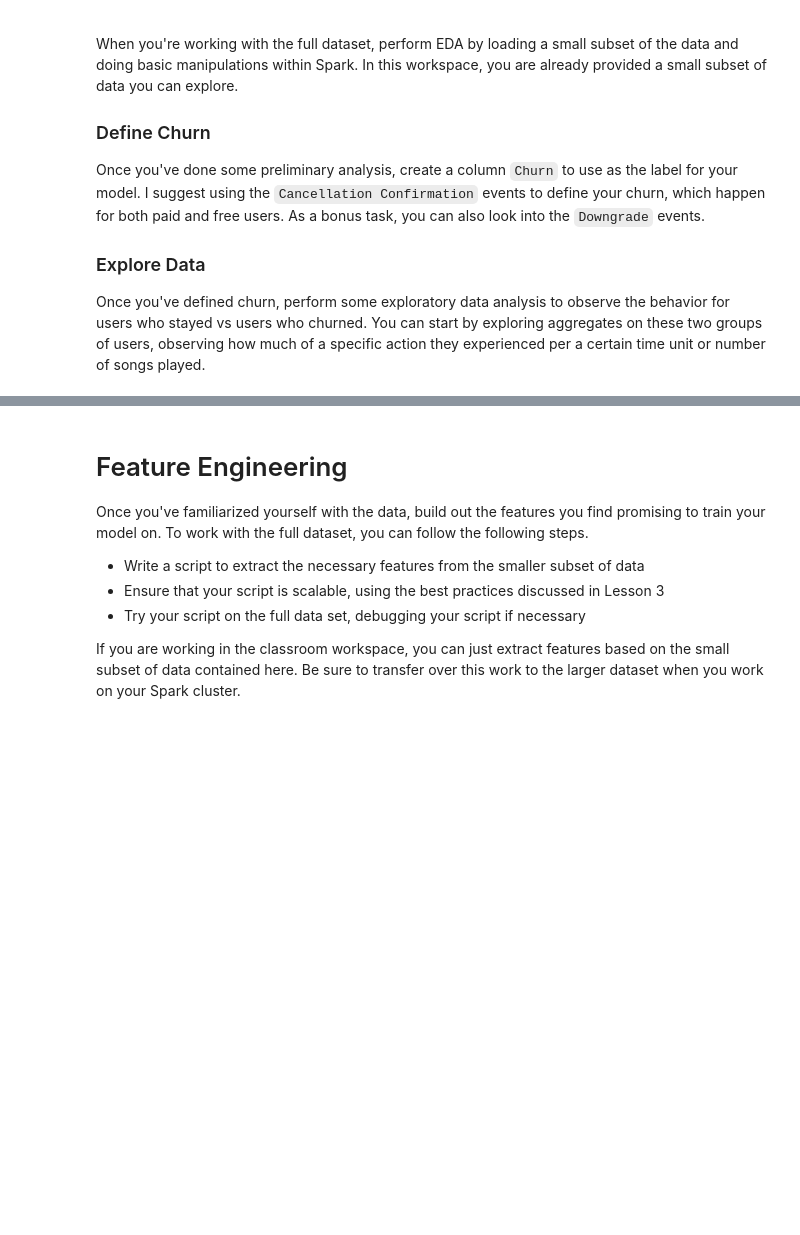
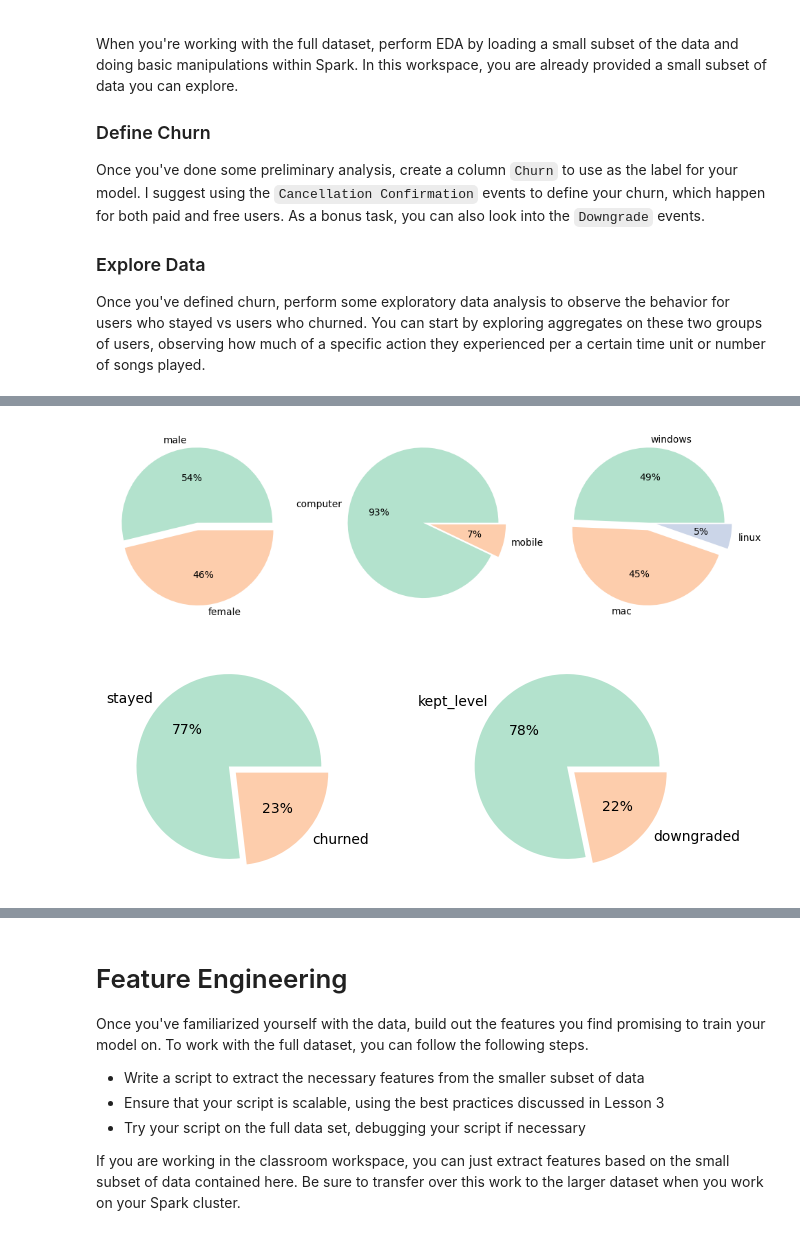
Before and after one commit to audidatacamp370/p4_capstone_spakify, a Jupyter notebook: Sparkify.ipynb, the cells around one changed output, grey strips where cells are left out. Saved outputs shown, nothing was run; the diff lists cells and outputs as text; code cells hidden in the pictures; blank space fills up the shorter version.

```diff
--- a/Sparkify.ipynb
+++ b/Sparkify.ipynb
@@ -235,0 +269,3 @@ Once you've defined churn, perform some exploratory data analysis to observe the
+# %%
+df_user=user_table.toPandas().set_index('user_id')
+df_user.head()
@@ -235,0 +280,14 @@ Once you've defined churn, perform some exploratory data analysis to observe the
+# %%
+colors=sns.color_palette('Pastel2')
+
+fig, axs = plt.subplots(1, 3, figsize=[12,5])
+axs[0].pie(df_user.gender.value_counts(), labels=['male', 'female'],explode=(0,0.1),autopct='%.0f%%', colors=colors );
+axs[1].pie(df_user.device.value_counts(), labels=df_user.device.value_counts().index.tolist(),explode=(0,0.1),autopct='%.0f%%', colors=colors );
+axs[2].pie(df_user.device_os.value_counts(), labels=df_user.device_os.value_counts().index.tolist(),explode=(0,0.1,0.1),autopct='%.0f%%', colors=colors );
+
+fig, axs = plt.subplots(1, 2, figsize=[8,3])
+axs[0].pie(df_user.churned.value_counts(), labels=['stayed', 'churned'],explode=(0,0.1),autopct='%.0f%%', colors=colors );
+axs[1].pie(df_user.downgraded.value_counts(), labels=[ 'kept_level','downgraded'],explode=(0,0.1),autopct='%.0f%%', colors=colors );
+# %% [output]
+[figure, added]
+[figure, added]
```
Also changed, not shown: parts of 14 cells of this notebook.
